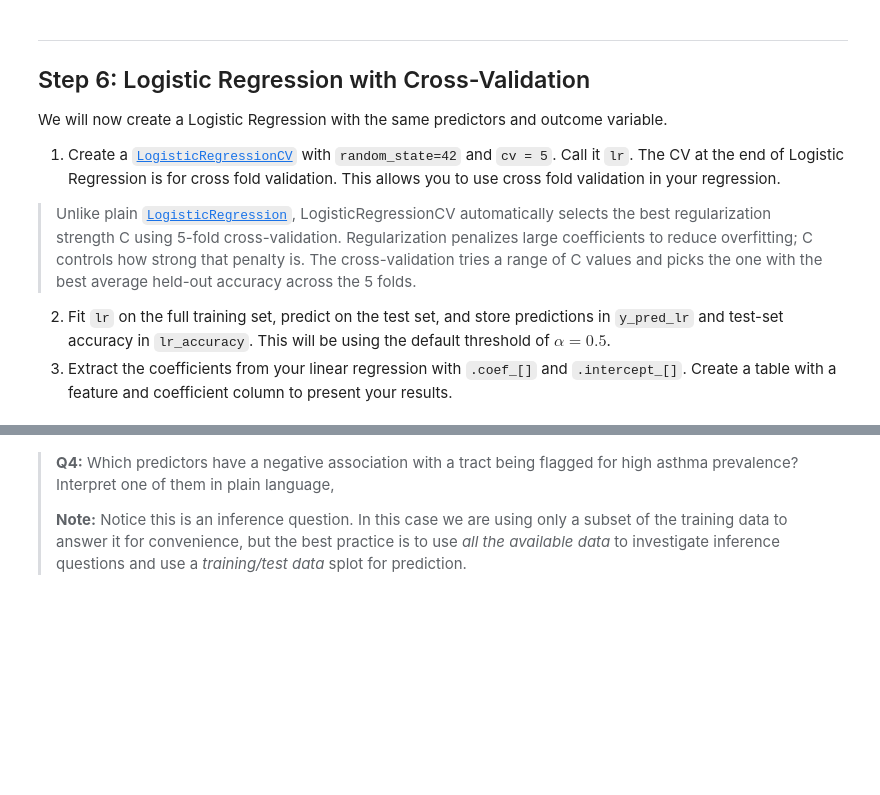
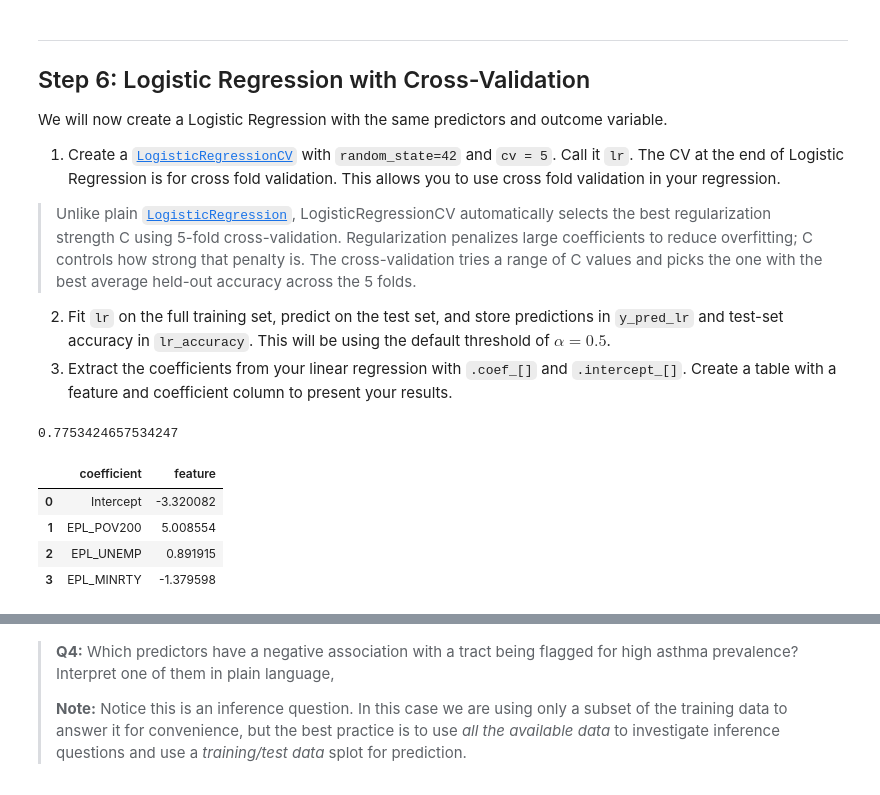
Before and after one commit to ebkhan-peng/assignment-2-Elijah-K, a Jupyter notebook: hw2-task2.ipynb, the cells around one changed output, grey strips where cells are left out. Drawn from its saved outputs; the diff is of its cells as text; code cells hidden in the pictures; blank space fills up the shorter version.

```diff
--- a/hw2-task2.ipynb
+++ b/hw2-task2.ipynb
@@ -252,10 +276,29 @@ We will now create a Logistic Regression with the same predictors and outcome va
 2. Fit `lr` on the full training set, predict on the test set, and store predictions in `y_pred_lr` and test-set accuracy in `lr_accuracy`. This will be using the default threshold of $\alpha=0.5$.
 3. Extract the coefficients from your linear regression with `.coef_[]` and `.intercept_[]`. Create a table with a feature and coefficient column to present your results.
 # %%
-lr = ...
+lr = LogisticRegressionCV(random_state=42, cv=5)
 
-y_pred_lr   = ...
-lr_accuracy = ...
+lr.fit(X_train, y_train)
+
+y_pred_lr   = lr.predict(X_test)
+lr_accuracy = accuracy_score(y_test, y_pred_lr)
 lr_accuracy
+# %% [output]
+0.7753424657534247
+# %%
+pov = lr.coef_[0][0]
+unemp = lr.coef_[0][1]
+mintry = lr.coef_[0][2]
+intercept = lr.intercept_[0]
+
+dict = {'coefficient': ['Intercept', 'EPL_POV200', 'EPL_UNEMP', 'EPL_MINRTY'], 'feature': [intercept, pov, unemp, mintry]}
+df_coef = pd.DataFrame(data=dict)
+df_coef
+# %% [output]
+|  | coefficient | feature |
+| 0 | Intercept | -3.320082 |
+| 1 | EPL_POV200 | 5.008554 |
+| 2 | EPL_UNEMP | 0.891915 |
+| 3 | EPL_MINRTY | -1.379598 |
 # %%
 grader.check("q9")
```
Also changed, not shown: parts of 8 cells of this notebook.
